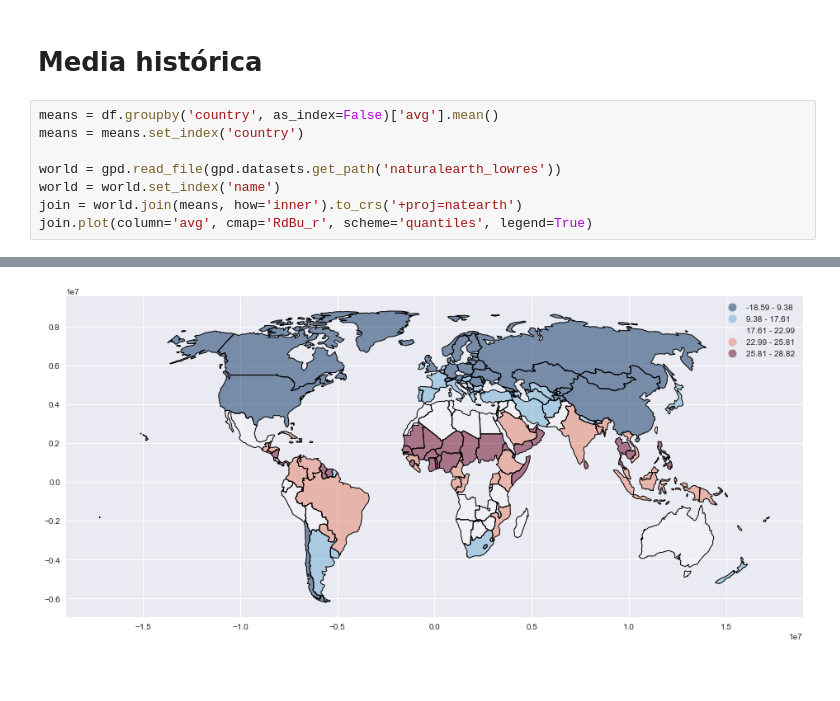
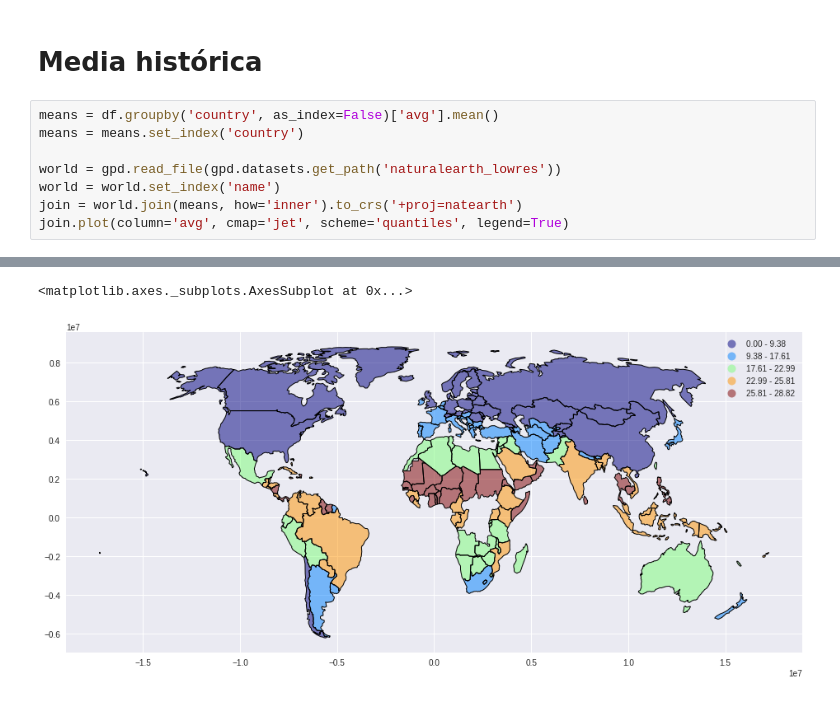
Before and after one commit to smcsicardi/metnum-tp3, a Jupyter notebook: Mapas.ipynb, the cells around one changed output, grey strips where cells are left out. Saved outputs shown, nothing was run; the diff lists cells and outputs as text; blank space fills up the shorter version.

```diff
--- a/Mapas.ipynb
+++ b/Mapas.ipynb
@@ -43,5 +43,5 @@ means = means.set_index('country')
 world = gpd.read_file(gpd.datasets.get_path('naturalearth_lowres'))
 world = world.set_index('name')
 join = world.join(means, how='inner').to_crs('+proj=natearth')
-join.plot(column='avg', cmap='RdBu_r', scheme='quantiles', legend=True)
+join.plot(column='avg', cmap='jet', scheme='quantiles', legend=True)
 # %% [output]
@@ -54,4 +48,5 @@ join.plot(column='avg', cmap='RdBu_r', scheme='quantiles', legend=True)
+<matplotlib.axes._subplots.AxesSubplot at 0x...>
-[figure, old version]
+[figure, new version]
 # %%
 countries = join.index.unique()
 p = sns.color_palette("hls", len(countries))
```
Also changed, not shown: parts of 3 cells of this notebook, 1 other file.
